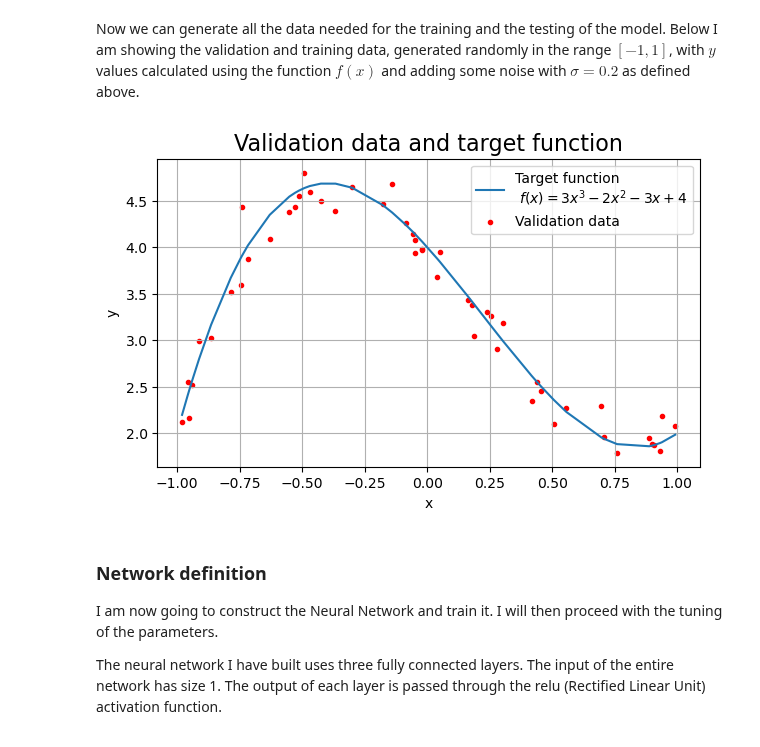
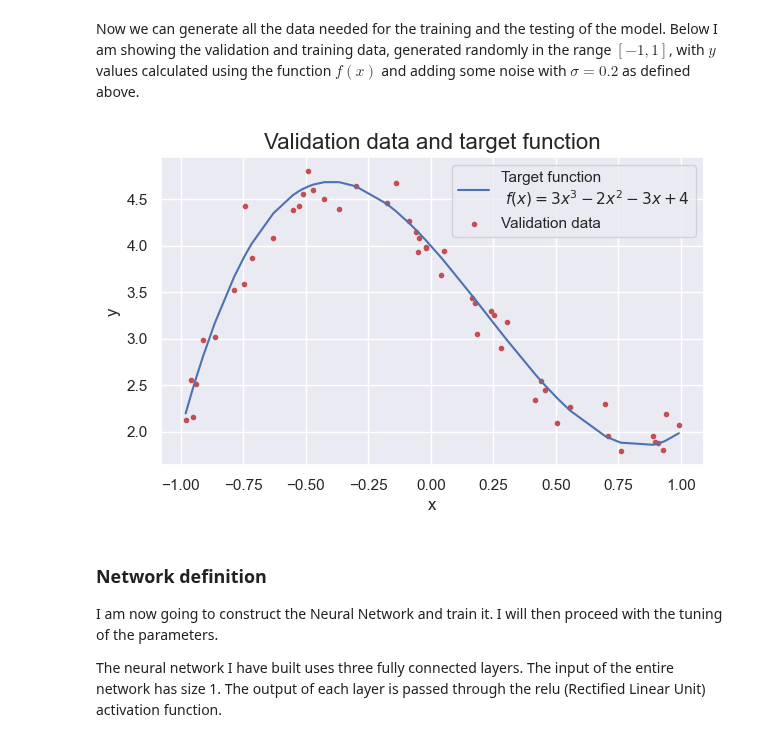
Before and after one commit to tommasoperitoree/Numerical_Simulation_Laboratory, a Jupyter notebook: LSN_11/LSN_11.2.ipynb, the cells around one changed output. Cells and saved outputs as stored; diff of their text form; code cells hidden in the pictures.

```diff
--- a/LSN_11/LSN_11.2.ipynb
+++ b/LSN_11/LSN_11.2.ipynb
@@ -13,6 +13,9 @@ from tensorflow.keras import backend as K
 from tensorflow.keras.utils import get_custom_objects
 from tensorflow.keras import activations
 
+import seaborn as sns
+sns.set_theme(style='darkgrid')
+
 seed=0
 np.random.seed(seed) # fix random seed
 tf.random.set_seed(seed)
@@ -64,25 +67,25 @@ Now we can generate all the data needed for the training and the testing of the
 # %%
 # Generate input data, deviating from ideal behaviour [random noise - sigma]
 x_train = np.random.uniform(-1, 1, N_train)
 x_valid = np.random.uniform(-1, 1, N_valid)
 x_valid.sort()
 
 y_target = f(x = x_valid)
 
 y_train = np.random.normal(f(x_train), sigma)
 y_valid = np.random.normal(f(x_valid), sigma)
 
 plt.figure(figsize = (7,4))
 plt.plot(x_valid, y_target, label = "Target function\n $f(x) = 3x^3 - 2x^2 - 3x + 4$")
 plt.scatter(x_valid, y_valid, marker = ".", color='r', label='Validation data')
 plt.xlabel("x")
 plt.ylabel("y")
 plt.title("Validation data and target function", fontsize = 16)
-plt.grid()
+plt.grid(True)
 plt.legend()
 plt.show()
 # %% [output]
-[figure, old version]
+[figure, new version]
 # %% [markdown]
 ### Network definition
 I am now going to construct the Neural Network and train it. I will then proceed with the tuning of the parameters.
```
Also changed, not shown: parts of 4 cells of this notebook, 2 other files.
